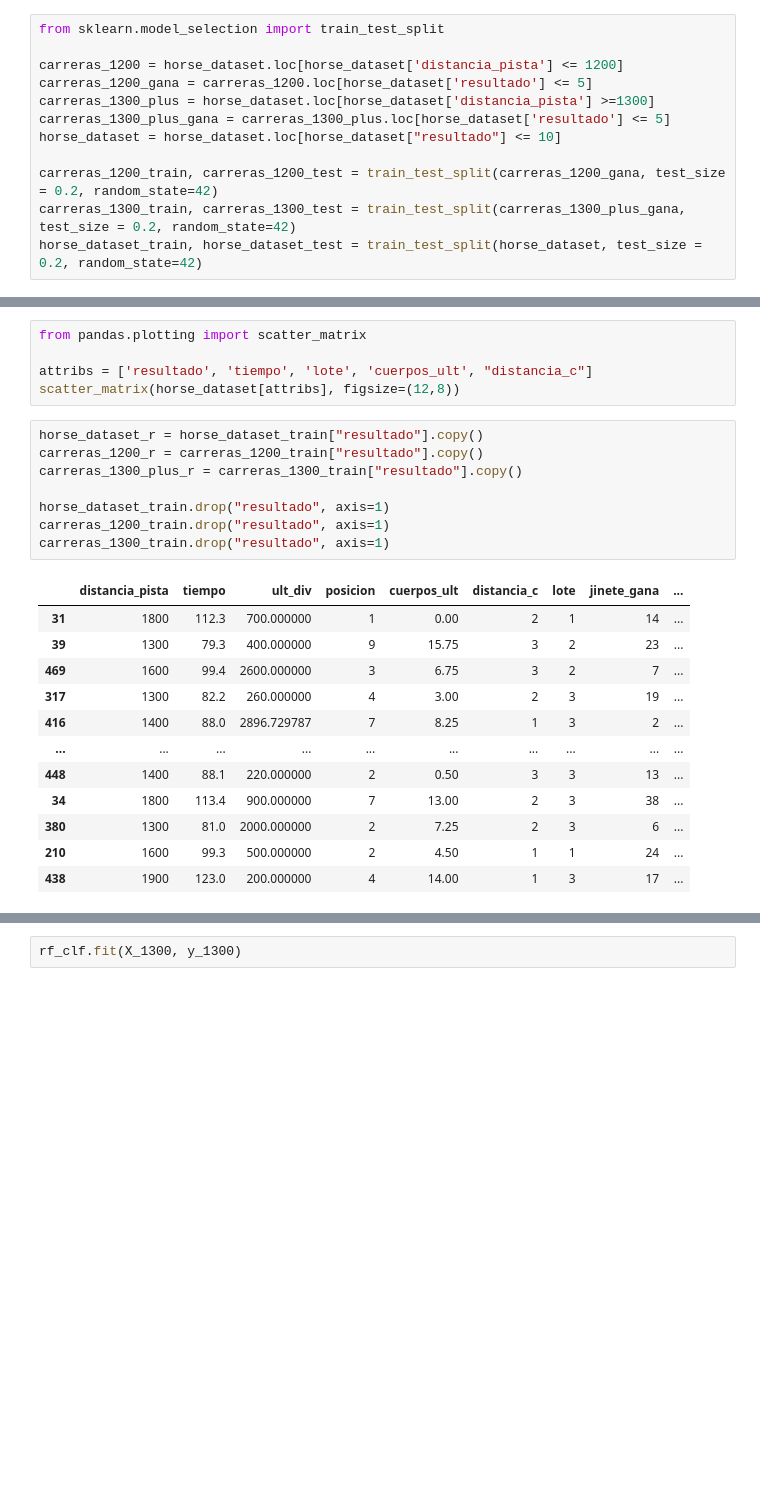
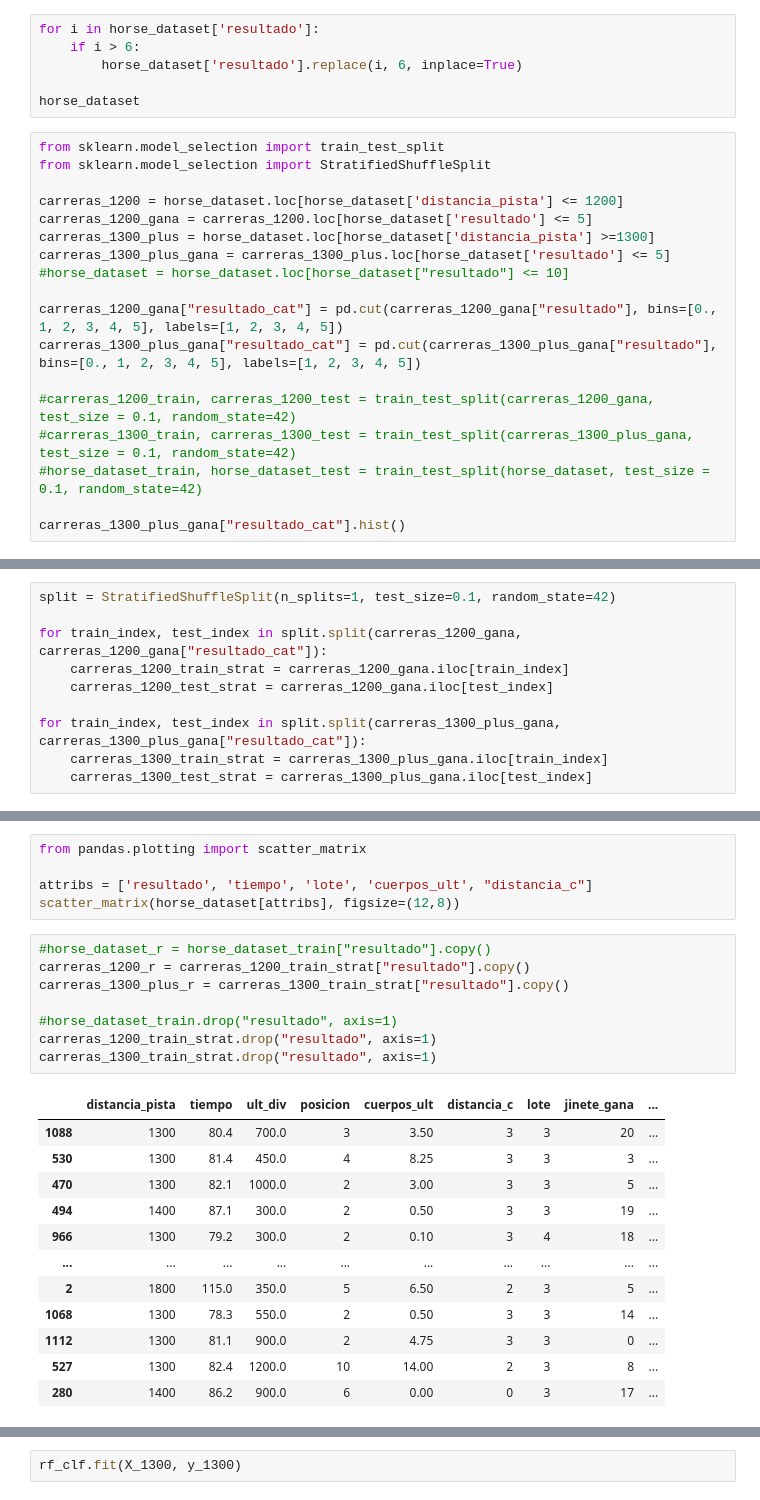
Before and after one commit to Ngz91/klickwellMLmodel, a Jupyter notebook: HorseRacingVE.ipynb, the cells around one changed output, grey strips where cells are left out. Saved outputs shown, nothing was run; the diff lists cells and outputs as text; blank space fills up the shorter version.

```diff
--- a/HorseRacingVE.ipynb
+++ b/HorseRacingVE.ipynb
@@ -70,12 +61,24 @@ horse_dataset
+# %%
+for i in horse_dataset['resultado']:
+    if i > 6:
+        horse_dataset['resultado'].replace(i, 6, inplace=True)
+
+horse_dataset
 # %%
 from sklearn.model_selection import train_test_split
+from sklearn.model_selection import StratifiedShuffleSplit
 
 carreras_1200 = horse_dataset.loc[horse_dataset['distancia_pista'] <= 1200]
 carreras_1200_gana = carreras_1200.loc[horse_dataset['resultado'] <= 5]
 carreras_1300_plus = horse_dataset.loc[horse_dataset['distancia_pista'] >=1300]
 carreras_1300_plus_gana = carreras_1300_plus.loc[horse_dataset['resultado'] <= 5]
-horse_dataset = horse_dataset.loc[horse_dataset["resultado"] <= 10]
+#horse_dataset = horse_dataset.loc[horse_dataset["resultado"] <= 10]
 
-carreras_1200_train, carreras_1200_test = train_test_split(carreras_1200_gana, test_size = 0.2, random_state=42)
-carreras_1300_train, carreras_1300_test = train_test_split(carreras_1300_plus_gana, test_size = 0.2, random_state=42)
-horse_dataset_train, horse_dataset_test = train_test_split(horse_dataset, test_size = 0.2, random_state=42)
+carreras_1200_gana["resultado_cat"] = pd.cut(carreras_1200_gana["resultado"], bins=[0., 1, 2, 3, 4, 5], labels=[1, 2, 3, 4, 5])
+carreras_1300_plus_gana["resultado_cat"] = pd.cut(carreras_1300_plus_gana["resultado"], bins=[0., 1, 2, 3, 4, 5], labels=[1, 2, 3, 4, 5])
+
+#carreras_1200_train, carreras_1200_test = train_test_split(carreras_1200_gana, test_size = 0.1, random_state=42)
+#carreras_1300_train, carreras_1300_test = train_test_split(carreras_1300_plus_gana, test_size = 0.1, random_state=42)
+#horse_dataset_train, horse_dataset_test = train_test_split(horse_dataset, test_size = 0.1, random_state=42)
+
+carreras_1300_plus_gana["resultado_cat"].hist()
@@ -81,0 +98,10 @@ horse_dataset_train, horse_dataset_test = train_test_split(horse_dataset, test_s
+# %%
+split = StratifiedShuffleSplit(n_splits=1, test_size=0.1, random_state=42)
+
+for train_index, test_index in split.split(carreras_1200_gana, carreras_1200_gana["resultado_cat"]):
+    carreras_1200_train_strat = carreras_1200_gana.iloc[train_index]
+    carreras_1200_test_strat = carreras_1200_gana.iloc[test_index]
+
+for train_index, test_index in split.split(carreras_1300_plus_gana, carreras_1300_plus_gana["resultado_cat"]):
+    carreras_1300_train_strat = carreras_1300_plus_gana.iloc[train_index]
+    carreras_1300_test_strat = carreras_1300_plus_gana.iloc[test_index]
@@ -135,23 +178,23 @@ from pandas.plotting import scatter_matrix
 attribs = ['resultado', 'tiempo', 'lote', 'cuerpos_ult', "distancia_c"]
 scatter_matrix(horse_dataset[attribs], figsize=(12,8))
 # %%
-horse_dataset_r = horse_dataset_train["resultado"].copy()
-carreras_1200_r = carreras_1200_train["resultado"].copy()
-carreras_1300_plus_r = carreras_1300_train["resultado"].copy()
+#horse_dataset_r = horse_dataset_train["resultado"].copy()
+carreras_1200_r = carreras_1200_train_strat["resultado"].copy()
+carreras_1300_plus_r = carreras_1300_train_strat["resultado"].copy()
 
-horse_dataset_train.drop("resultado", axis=1)
-carreras_1200_train.drop("resultado", axis=1)
-carreras_1300_train.drop("resultado", axis=1)
+#horse_dataset_train.drop("resultado", axis=1)
+carreras_1200_train_strat.drop("resultado", axis=1)
+carreras_1300_train_strat.drop("resultado", axis=1)
 # %% [output]
 |  | distancia_pista | tiempo | ult_div | posicion | cuerpos_ult | distancia_c | lote | jinete_gana | ... |
-| 31 | 1800 | 112.3 | 700.000000 | 1 | 0.00 | 2 | 1 | 14 | ... |
-| 39 | 1300 | 79.3 | 400.000000 | 9 | 15.75 | 3 | 2 | 23 | ... |
-| 469 | 1600 | 99.4 | 2600.000000 | 3 | 6.75 | 3 | 2 | 7 | ... |
-| 317 | 1300 | 82.2 | 260.000000 | 4 | 3.00 | 2 | 3 | 19 | ... |
-| 416 | 1400 | 88.0 | 2896.729787 | 7 | 8.25 | 1 | 3 | 2 | ... |
+| 1088 | 1300 | 80.4 | 700.0 | 3 | 3.50 | 3 | 3 | 20 | ... |
+| 530 | 1300 | 81.4 | 450.0 | 4 | 8.25 | 3 | 3 | 3 | ... |
+| 470 | 1300 | 82.1 | 1000.0 | 2 | 3.00 | 3 | 3 | 5 | ... |
+| 494 | 1400 | 87.1 | 300.0 | 2 | 0.50 | 3 | 3 | 19 | ... |
+| 966 | 1300 | 79.2 | 300.0 | 2 | 0.10 | 3 | 4 | 18 | ... |
 | ... | ... | ... | ... | ... | ... | ... | ... | ... | ... |
-| 448 | 1400 | 88.1 | 220.000000 | 2 | 0.50 | 3 | 3 | 13 | ... |
-| 34 | 1800 | 113.4 | 900.000000 | 7 | 13.00 | 2 | 3 | 38 | ... |
-| 380 | 1300 | 81.0 | 2000.000000 | 2 | 7.25 | 2 | 3 | 6 | ... |
-| 210 | 1600 | 99.3 | 500.000000 | 2 | 4.50 | 1 | 1 | 24 | ... |
-| 438 | 1900 | 123.0 | 200.000000 | 4 | 14.00 | 1 | 3 | 17 | ... |
+| 2 | 1800 | 115.0 | 350.0 | 5 | 6.50 | 2 | 3 | 5 | ... |
+| 1068 | 1300 | 78.3 | 550.0 | 2 | 0.50 | 3 | 3 | 14 | ... |
+| 1112 | 1300 | 81.1 | 900.0 | 2 | 4.75 | 3 | 3 | 0 | ... |
+| 527 | 1300 | 82.4 | 1200.0 | 10 | 14.00 | 2 | 3 | 8 | ... |
+| 280 | 1400 | 86.2 | 900.0 | 6 | 0.00 | 0 | 3 | 17 | ... |
```
Also changed, not shown: parts of 31 cells of this notebook, 3 other files.
